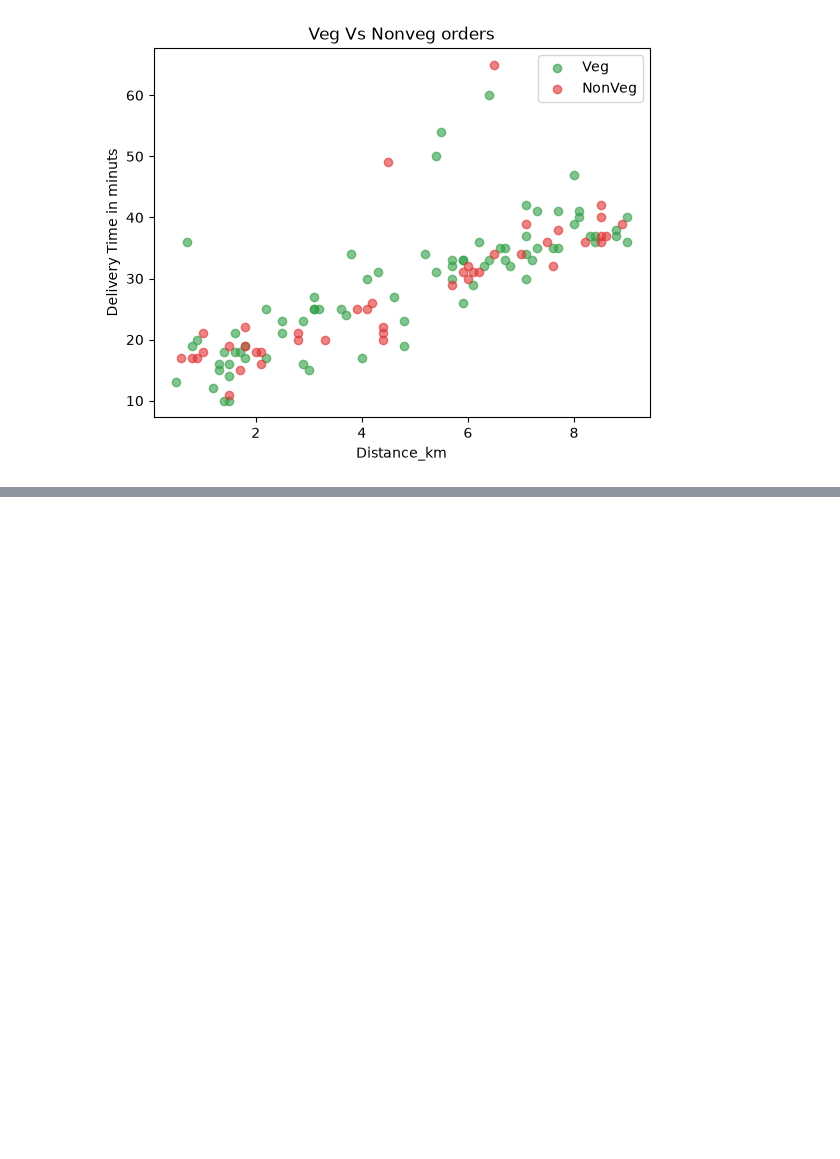
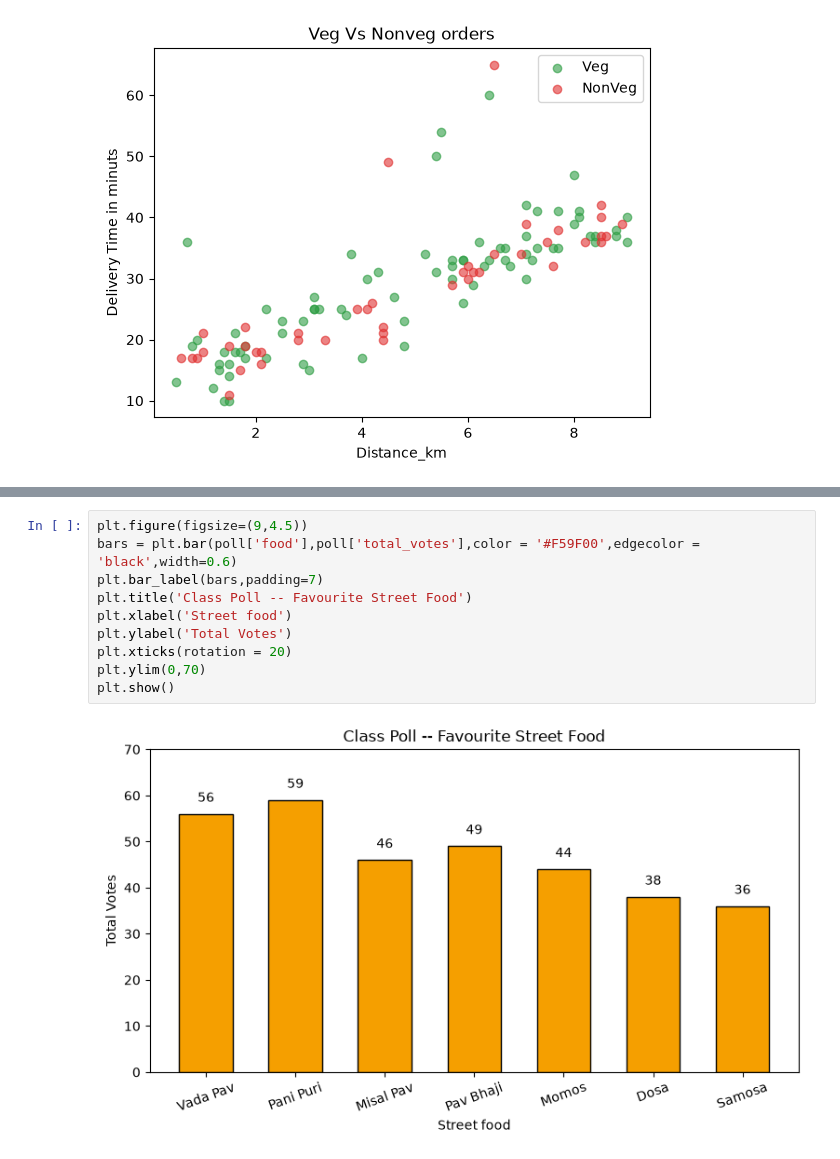
Before and after one commit to singh-amit-45/Data-Science, a Jupyter notebook: Libraries/Matplotlib/Matplotlib.ipynb, the cells around one changed output, grey strips where cells are left out. Drawn from its saved outputs; the diff is of its cells as text; blank space fills up the shorter version.

```diff
--- a/Libraries/Matplotlib/Matplotlib.ipynb
+++ b/Libraries/Matplotlib/Matplotlib.ipynb
@@ -194,0 +242,12 @@ plt.show()
+# %%
+plt.figure(figsize=(9,4.5))
+bars = plt.bar(poll['food'],poll['total_votes'],color = '#F59F00',edgecolor = 'black',width=0.6)
+plt.bar_label(bars,padding=7)
+plt.title('Class Poll -- Favourite Street Food')
+plt.xlabel('Street food')
+plt.ylabel('Total Votes')
+plt.xticks(rotation = 20)
+plt.ylim(0,70)
+plt.show()
+# %% [output]
+[figure, added]
```
Also changed, not shown: parts of 13 cells of this notebook.
